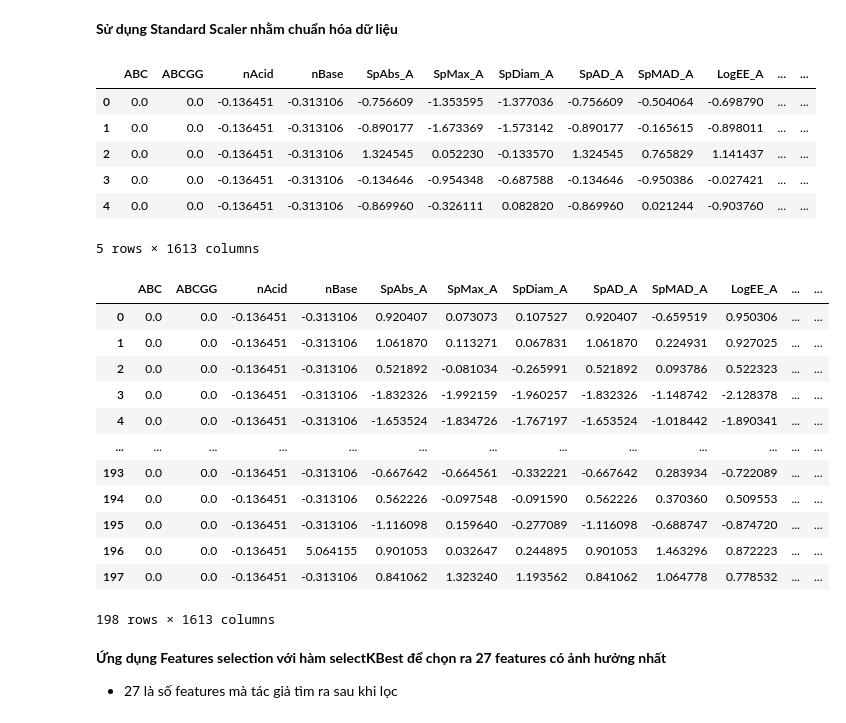
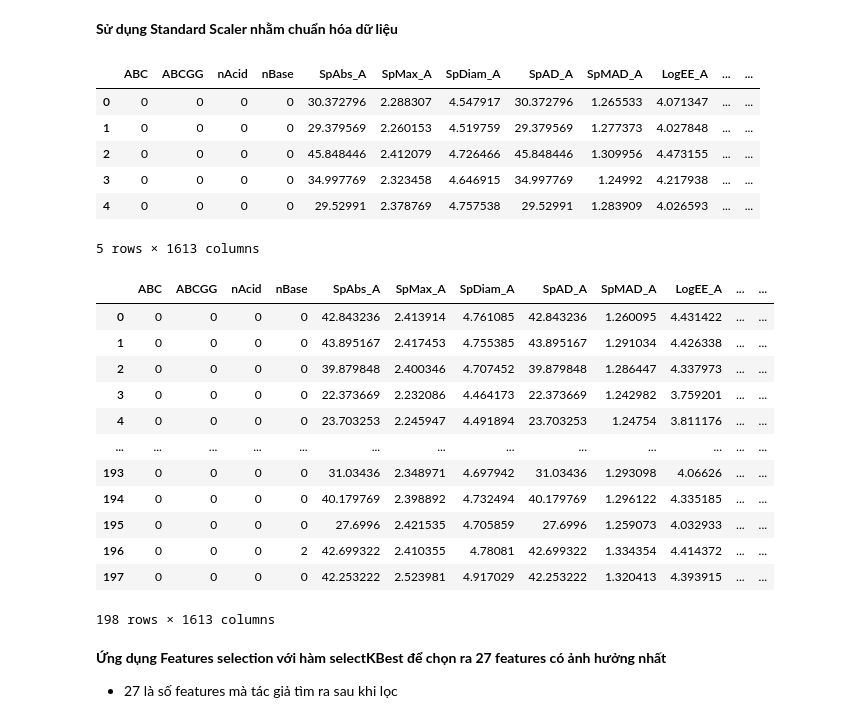
Before and after one commit to Lelvels/phamarcy_code, a Jupyter notebook: My HDAC3/my-hdac3-modred copy.ipynb, the cells around one changed output. Drawn from its saved outputs; the diff is of its cells as text; code cells hidden in the pictures.

```diff
--- a/My HDAC3/my-hdac3-modred copy.ipynb
+++ b/My HDAC3/my-hdac3-modred copy.ipynb
@@ -65,30 +65,30 @@ X_Test_des = sc.transform(test_np)
 # %%
-train_modred_descriptors = pd.DataFrame(X_Train_des, columns=train_modred_descriptors.columns)
+train_modred_descriptors = pd.DataFrame(train_np, columns=train_modred_descriptors.columns)
 train_modred_descriptors.head()
 # %% [output]
 |  | ABC | ABCGG | nAcid | nBase | SpAbs_A | SpMax_A | SpDiam_A | SpAD_A | SpMAD_A | LogEE_A | ... | ... |
-| 0 | 0.0 | 0.0 | -0.136451 | -0.313106 | -0.756609 | -1.353595 | -1.377036 | -0.756609 | -0.504064 | -0.698790 | ... | ... |
-| 1 | 0.0 | 0.0 | -0.136451 | -0.313106 | -0.890177 | -1.673369 | -1.573142 | -0.890177 | -0.165615 | -0.898011 | ... | ... |
-| 2 | 0.0 | 0.0 | -0.136451 | -0.313106 | 1.324545 | 0.052230 | -0.133570 | 1.324545 | 0.765829 | 1.141437 | ... | ... |
-| 3 | 0.0 | 0.0 | -0.136451 | -0.313106 | -0.134646 | -0.954348 | -0.687588 | -0.134646 | -0.950386 | -0.027421 | ... | ... |
-| 4 | 0.0 | 0.0 | -0.136451 | -0.313106 | -0.869960 | -0.326111 | 0.082820 | -0.869960 | 0.021244 | -0.903760 | ... | ... |
+| 0 | 0 | 0 | 0 | 0 | 30.372796 | 2.288307 | 4.547917 | 30.372796 | 1.265533 | 4.071347 | ... | ... |
+| 1 | 0 | 0 | 0 | 0 | 29.379569 | 2.260153 | 4.519759 | 29.379569 | 1.277373 | 4.027848 | ... | ... |
+| 2 | 0 | 0 | 0 | 0 | 45.848446 | 2.412079 | 4.726466 | 45.848446 | 1.309956 | 4.473155 | ... | ... |
+| 3 | 0 | 0 | 0 | 0 | 34.997769 | 2.323458 | 4.646915 | 34.997769 | 1.24992 | 4.217938 | ... | ... |
+| 4 | 0 | 0 | 0 | 0 | 29.52991 | 2.378769 | 4.757538 | 29.52991 | 1.283909 | 4.026593 | ... | ... |
 5 rows × 1613 columns
 # %%
-test_mordred_descriptors = pd.DataFrame(X_Test_des, columns=test_mordred_descriptors.columns)
+test_mordred_descriptors = pd.DataFrame(test_np, columns=test_mordred_descriptors.columns)
 test_mordred_descriptors
 # %% [output]
 |  | ABC | ABCGG | nAcid | nBase | SpAbs_A | SpMax_A | SpDiam_A | SpAD_A | SpMAD_A | LogEE_A | ... | ... |
-| 0 | 0.0 | 0.0 | -0.136451 | -0.313106 | 0.920407 | 0.073073 | 0.107527 | 0.920407 | -0.659519 | 0.950306 | ... | ... |
-| 1 | 0.0 | 0.0 | -0.136451 | -0.313106 | 1.061870 | 0.113271 | 0.067831 | 1.061870 | 0.224931 | 0.927025 | ... | ... |
-| 2 | 0.0 | 0.0 | -0.136451 | -0.313106 | 0.521892 | -0.081034 | -0.265991 | 0.521892 | 0.093786 | 0.522323 | ... | ... |
-| 3 | 0.0 | 0.0 | -0.136451 | -0.313106 | -1.832326 | -1.992159 | -1.960257 | -1.832326 | -1.148742 | -2.128378 | ... | ... |
-| 4 | 0.0 | 0.0 | -0.136451 | -0.313106 | -1.653524 | -1.834726 | -1.767197 | -1.653524 | -1.018442 | -1.890341 | ... | ... |
+| 0 | 0 | 0 | 0 | 0 | 42.843236 | 2.413914 | 4.761085 | 42.843236 | 1.260095 | 4.431422 | ... | ... |
+| 1 | 0 | 0 | 0 | 0 | 43.895167 | 2.417453 | 4.755385 | 43.895167 | 1.291034 | 4.426338 | ... | ... |
+| 2 | 0 | 0 | 0 | 0 | 39.879848 | 2.400346 | 4.707452 | 39.879848 | 1.286447 | 4.337973 | ... | ... |
+| 3 | 0 | 0 | 0 | 0 | 22.373669 | 2.232086 | 4.464173 | 22.373669 | 1.242982 | 3.759201 | ... | ... |
+| 4 | 0 | 0 | 0 | 0 | 23.703253 | 2.245947 | 4.491894 | 23.703253 | 1.24754 | 3.811176 | ... | ... |
 | ... | ... | ... | ... | ... | ... | ... | ... | ... | ... | ... | ... | ... |
-| 193 | 0.0 | 0.0 | -0.136451 | -0.313106 | -0.667642 | -0.664561 | -0.332221 | -0.667642 | 0.283934 | -0.722089 | ... | ... |
-| 194 | 0.0 | 0.0 | -0.136451 | -0.313106 | 0.562226 | -0.097548 | -0.091590 | 0.562226 | 0.370360 | 0.509553 | ... | ... |
-| 195 | 0.0 | 0.0 | -0.136451 | -0.313106 | -1.116098 | 0.159640 | -0.277089 | -1.116098 | -0.688747 | -0.874720 | ... | ... |
-| 196 | 0.0 | 0.0 | -0.136451 | 5.064155 | 0.901053 | 0.032647 | 0.244895 | 0.901053 | 1.463296 | 0.872223 | ... | ... |
-| 197 | 0.0 | 0.0 | -0.136451 | -0.313106 | 0.841062 | 1.323240 | 1.193562 | 0.841062 | 1.064778 | 0.778532 | ... | ... |
+| 193 | 0 | 0 | 0 | 0 | 31.03436 | 2.348971 | 4.697942 | 31.03436 | 1.293098 | 4.06626 | ... | ... |
+| 194 | 0 | 0 | 0 | 0 | 40.179769 | 2.398892 | 4.732494 | 40.179769 | 1.296122 | 4.335185 | ... | ... |
+| 195 | 0 | 0 | 0 | 0 | 27.6996 | 2.421535 | 4.705859 | 27.6996 | 1.259073 | 4.032933 | ... | ... |
+| 196 | 0 | 0 | 0 | 2 | 42.699322 | 2.410355 | 4.78081 | 42.699322 | 1.334354 | 4.414372 | ... | ... |
+| 197 | 0 | 0 | 0 | 0 | 42.253222 | 2.523981 | 4.917029 | 42.253222 | 1.320413 | 4.393915 | ... | ... |
 198 rows × 1613 columns
 # %% [markdown]
 __Ứng dụng Features selection với hàm selectKBest để chọn ra 27 features có ảnh hưởng nhất__
```
Also changed, not shown: parts of 12 cells of this notebook, 2 other files.
